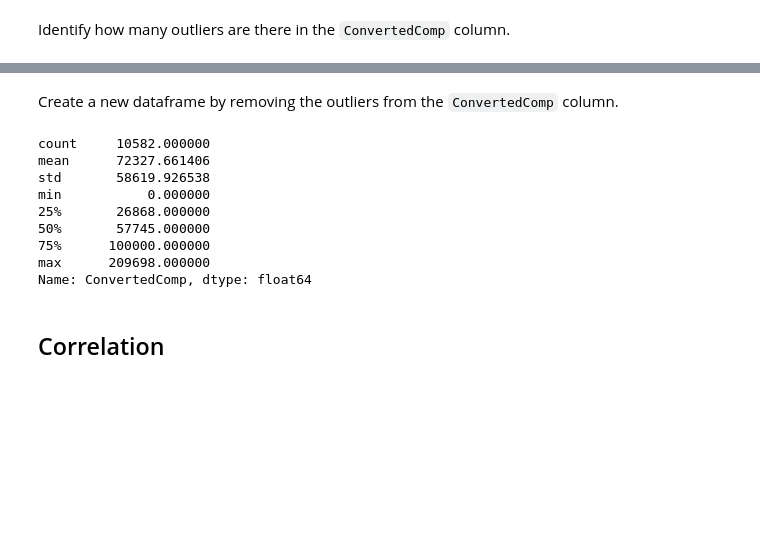
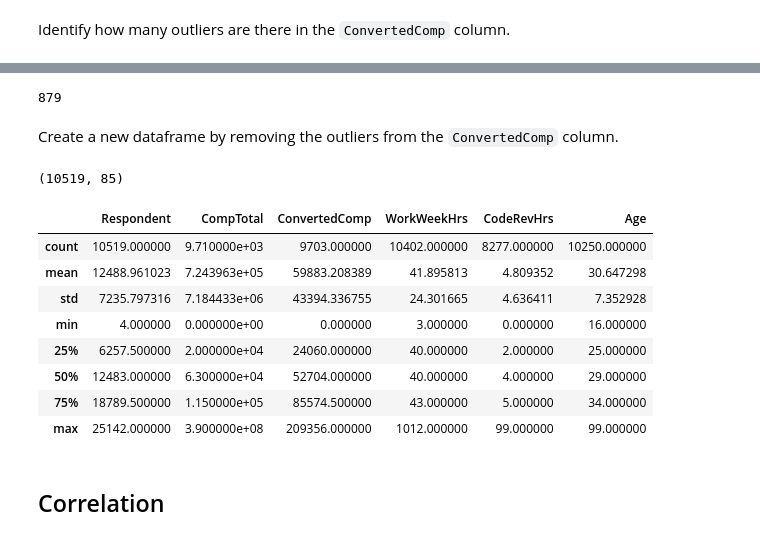
Before and after one commit to mpanikedath/MyDjangoWeb, a Jupyter notebook: M3ExploratoryDataAnalysis-lab.ipynb, the cells around one changed output, grey strips where cells are left out. Saved outputs shown, nothing was run; the diff lists cells and outputs as text; code cells hidden in the pictures; blank space fills up the shorter version.

```diff
--- a/M3ExploratoryDataAnalysis-lab.ipynb
+++ b/M3ExploratoryDataAnalysis-lab.ipynb
@@ -137,8 +146,12 @@ df['ConvertedComp'].plot(kind='box')
 Find out the Inter Quartile Range for the column `ConvertedComp`.
 # %%
 # your code goes here
-df['ConvertedComp'].dropna(axis=0,inplace=True)
-Q1,Q3=df['ConvertedComp'].quantile(.25),df['ConvertedComp'].quantile(.75)
-IQR=Q3 - Q1
-print('The Inter Quartile Range for ConvertedComp:', IQR)
+q1 = df['ConvertedComp'].quantile(0.25)
+q3 = df['ConvertedComp'].quantile(0.75)
+
+print('Q1', q1)
+print('Q3', q3)
+
+IQR = q3 - q1
+print('IQR', IQR)
 # %% [output]
@@ -147,9 +166,9 @@ The Inter Quartile Range for ConvertedComp: 73132.0
 Find out the upper and lower bounds.
 # %%
 # your code goes here
-upper=Q3+(IQR*1.5)
-lower=Q1-(IQR*1.5)
+up_bound = q3 + IQR*1.5
+print('Upper bound:', up_bound)
 
-print('Upper Bound:', upper)
-print('Lower Bound:', lower)
+lw_bound = q1 - IQR*1.5
+print('Lower bound:', lw_bound)
 # %% [output]
@@ -176,19 +179,36 @@ Name: ConvertedComp, Length: 11398, dtype: bool
+# %%
+# your code goes here
+num_outliers = 0
+
+for conv_comp in df['ConvertedComp']:
+    if (conv_comp < lw_bound) or (conv_comp > up_bound):
+        num_outliers = num_outliers + 1
+
+num_outliers
+# %% [output]
+879
 # %% [markdown]
 Create a new dataframe by removing the outliers from the `ConvertedComp` column.
-# %%
-# your code goes here
-df2 = df['ConvertedComp'].clip(upper, lower)
-df2.describe()
-# %% [output]
-count     10582.000000
-mean      72327.661406
-std       58619.926538
-min           0.000000
-25%       26868.000000
-50%       57745.000000
-75%      100000.000000
-max      209698.000000
-Name: ConvertedComp, dtype: float64
+# %%
+# your code goes here
+outl_index = df[(df.ConvertedComp < lw_bound) | (df.ConvertedComp > up_bound)].index
+
+df_outl = df.drop(outl_index)
+df_outl.shape
+# %% [output]
+(10519, 85)
+# %%
+df_outl.describe()
+# %% [output]
+|  | Respondent | CompTotal | ConvertedComp | WorkWeekHrs | CodeRevHrs | Age |
+| count | 10519.000000 | 9.710000e+03 | 9703.000000 | 10402.000000 | 8277.000000 | 10250.000000 |
+| mean | 12488.961023 | 7.243963e+05 | 59883.208389 | 41.895813 | 4.809352 | 30.647298 |
+| std | 7235.797316 | 7.184433e+06 | 43394.336755 | 24.301665 | 4.636411 | 7.352928 |
+| min | 4.000000 | 0.000000e+00 | 0.000000 | 3.000000 | 0.000000 | 16.000000 |
+| 25% | 6257.500000 | 2.000000e+04 | 24060.000000 | 40.000000 | 2.000000 | 25.000000 |
+| 50% | 12483.000000 | 6.300000e+04 | 52704.000000 | 40.000000 | 4.000000 | 29.000000 |
+| 75% | 18789.500000 | 1.150000e+05 | 85574.500000 | 43.000000 | 5.000000 | 34.000000 |
+| max | 25142.000000 | 3.900000e+08 | 209356.000000 | 1012.000000 | 99.000000 | 99.000000 |
 # %% [markdown]
 ## Correlation
 # %% [markdown]
```
Also changed, not shown: parts of 6 cells of this notebook.
